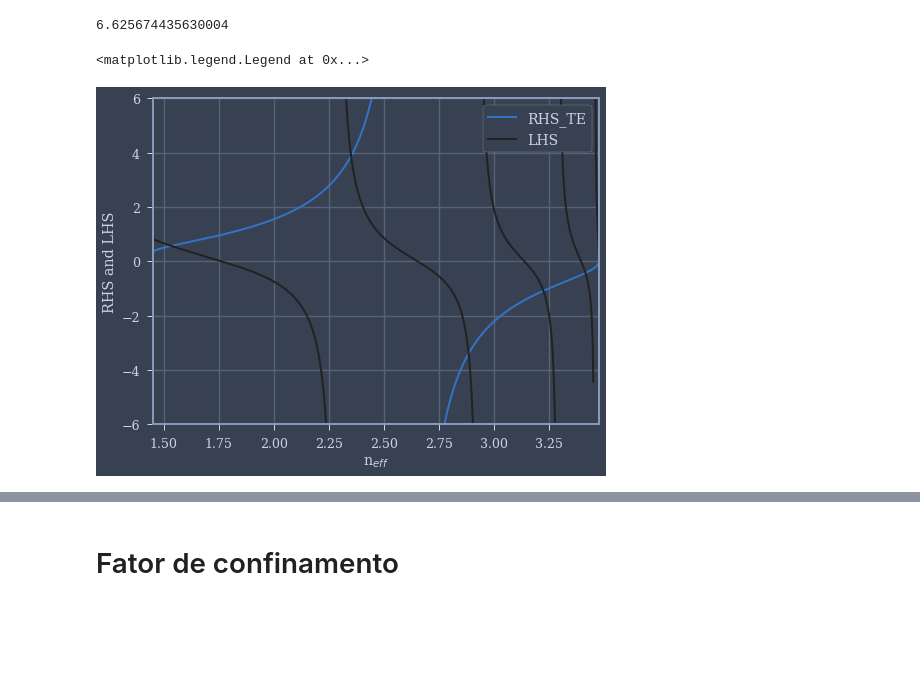
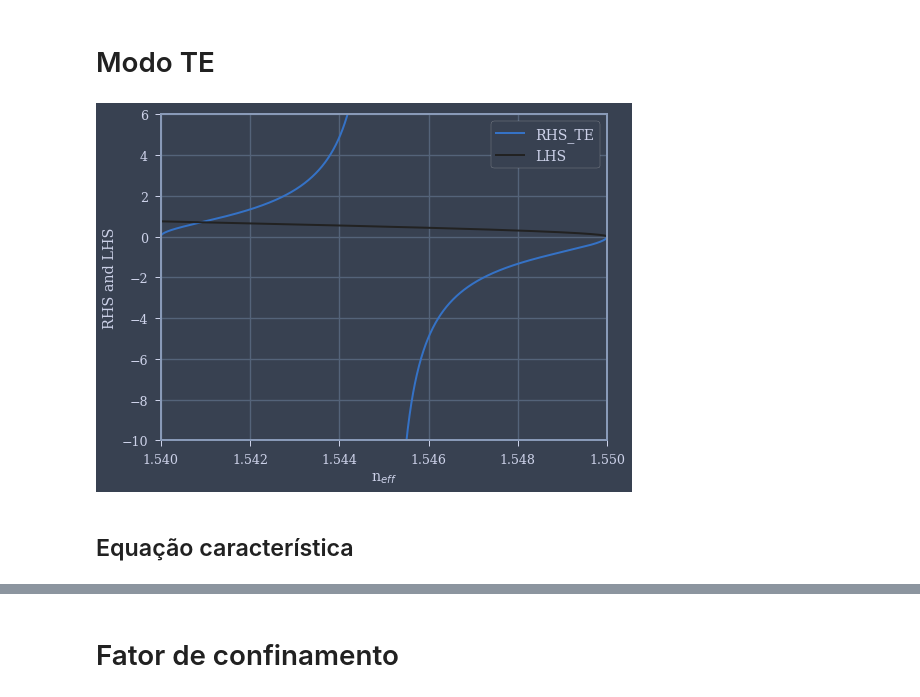
Before and after one commit to LucasLobo7/PhotonicIntegratedCircuits, a Jupyter notebook: jupyter/ass_dlt_guide.ipynb, the cells around one changed output, grey strips where cells are left out. Cells and saved outputs as stored; diff of their text form; code cells hidden in the pictures; blank space fills up the shorter version.

```diff
--- a/jupyter/ass_dlt_guide.ipynb
+++ b/jupyter/ass_dlt_guide.ipynb
@@ -8,12 +10,10 @@ from termcolor import colored
 # %%
-nf = 3.48
-ns = 1.45
-nc = 1.00
-a  = 1.0e-6
-lmbd = 3e-6
+nf = 1.55
+ns = 1.54
+nc = 1.54
+a  = 4.26e-6
+lmbd = 1500e-9
 c0 = 299792458
-pi = np.pi
-arredondamento = 4
 # %%
 pc = (nf/nc)**2
 ps = (nf/ns)**2
@@ -21,14 +21,13 @@ k0 = 2*np.pi/lmbd
 NA = np.sqrt(nf**2-ns**2)
 V  = a*k0*NA
 delta = (ns**2-nc**2)/(nf**2-ns**2)
-print(V)
-# %% [output]
-6.625674435630004
 # %%
 neff = np.linspace(ns, nf, 1000)
 u = a*k0*np.sqrt(nf**2-neff**2)
 v = a*k0*np.sqrt(neff**2-ns**2)
 w = a*k0*np.sqrt(neff**2-nc**2)
+# %% [markdown]
+# Modo TE
 # %%
 f1TE = u*(v+w)/(u**2-v*w)
 f1TE[:-1][np.diff(f1TE) < -5] = np.nan
@@ -38,19 +37,19 @@ f2[:-1][np.diff(f2) < -5] = np.nan
 # %%
 font = {'family' : 'serif',
         'weight' : 'normal',
         'size'   : 16}
 
 fig1 = plt.figure(figsize=(8,6))
 plt.rc('font', **font)
 plt.rc('axes', linewidth=2)
 plt.plot(neff, f1TE, 'b', linewidth = 2, label = 'RHS_TE')
 plt.plot(neff, f2, 'k', linewidth = 2, label = 'LHS')
 plt.xlim([ns, nf])
-plt.ylim([-6,6])
+plt.ylim([-10,6])
 plt.xlabel(r'n$_{eff}$')
 plt.ylabel(r'RHS and LHS')
 plt.grid(True)
 plt.legend(loc = 'upper right', framealpha = 1, fontsize = 14)
+plt.savefig('ass_dlt_guide_TE.pdf', bbox_inches='tight')
 # %% [output]
-<matplotlib.legend.Legend at 0x...>
-[figure, old version]
+[figure, new version]
@@ -62,0 +56,2 @@ def b2neff(ns, NA, b):
+# %% [markdown]
+## Equação característica
```
Also changed, not shown: parts of 45 cells of this notebook, 5 other files.
